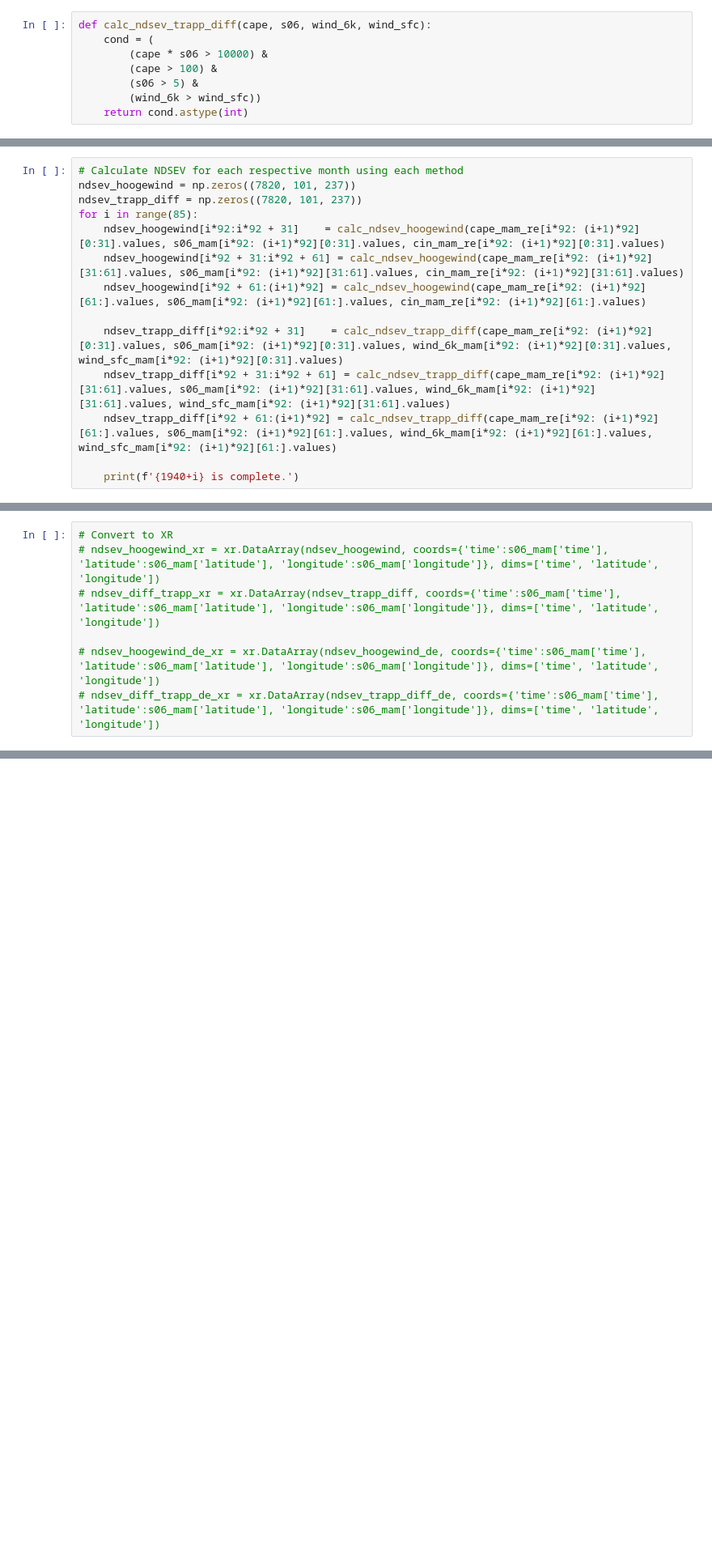
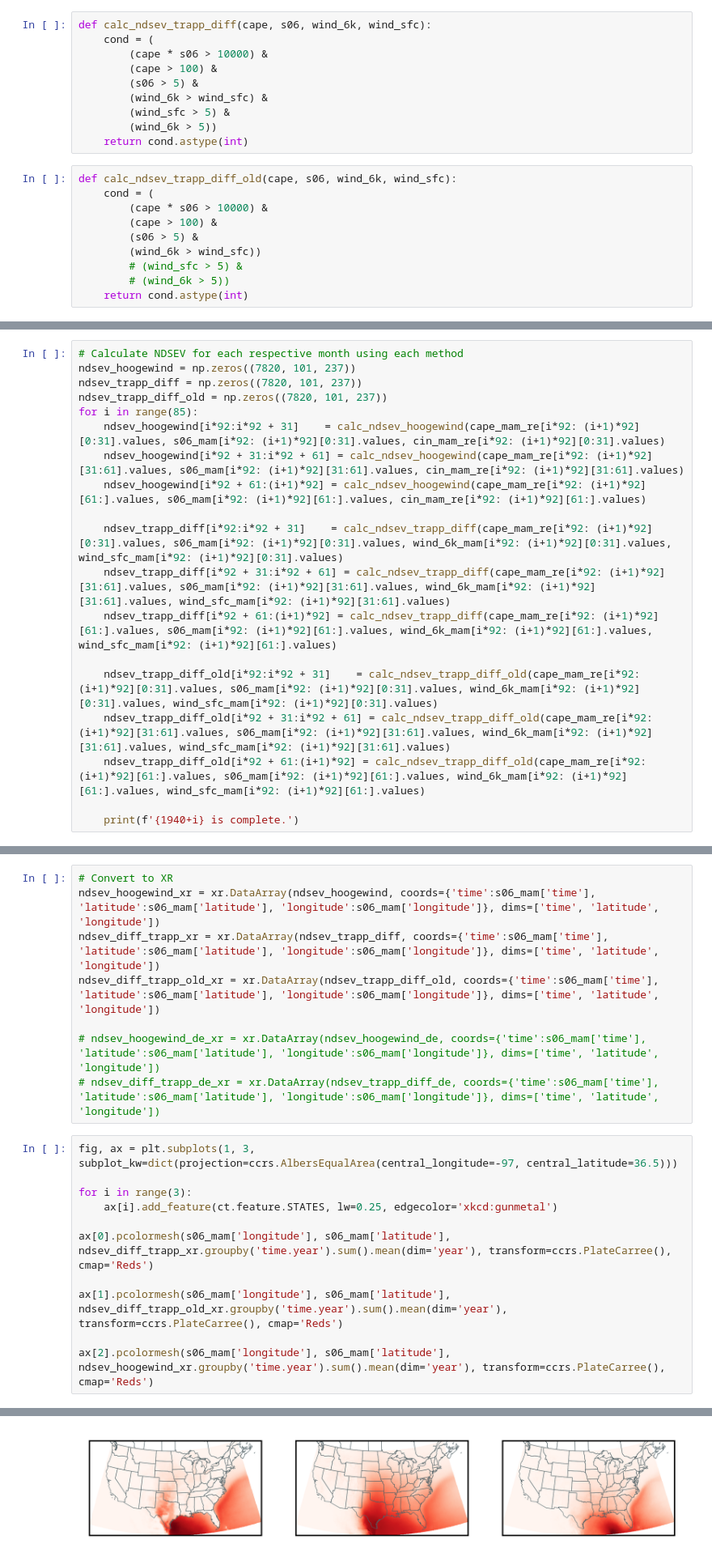
Before and after one commit to ivyglade/PDO_HCW, a Jupyter notebook: ndsev_testing.ipynb, the cells around one changed output, grey strips where cells are left out. Shown at 81% size. Drawn from its saved outputs; the diff is of its cells as text; blank space fills up the shorter version.

Commit message:
Figure updates

```diff
--- a/ndsev_testing.ipynb
+++ b/ndsev_testing.ipynb
@@ -89,8 +89,20 @@ def calc_ndsev_trapp_diff(cape, s06, wind_6k, wind_sfc):
         (cape * s06 > 10000) &
         (cape > 100) &
         (s06 > 5) &
-        (wind_6k > wind_sfc))
+        (wind_6k > wind_sfc) &
+        (wind_sfc > 5) &
+        (wind_6k > 5))
     return cond.astype(int)
+# %%
+def calc_ndsev_trapp_diff_old(cape, s06, wind_6k, wind_sfc):
+    cond = (
+        (cape * s06 > 10000) &
+        (cape > 100) &
+        (s06 > 5) &
+        (wind_6k > wind_sfc))
+        # (wind_sfc > 5) &
+        # (wind_6k > 5))
+    return cond.astype(int)
 # %%
 # Only want MAM
 cape_mam = cape.isel(date=slice(0, 92)).load()
@@ -201,6 +227,7 @@ plt.subplots_adjust(left=0,
 # Calculate NDSEV for each respective month using each method
 ndsev_hoogewind = np.zeros((7820, 101, 237))
 ndsev_trapp_diff = np.zeros((7820, 101, 237))
+ndsev_trapp_diff_old = np.zeros((7820, 101, 237))
 for i in range(85):
     ndsev_hoogewind[i*92:i*92 + 31]    = calc_ndsev_hoogewind(cape_mam_re[i*92: (i+1)*92][0:31].values, s06_mam[i*92: (i+1)*92][0:31].values, cin_mam_re[i*92: (i+1)*92][0:31].values)
     ndsev_hoogewind[i*92 + 31:i*92 + 61] = calc_ndsev_hoogewind(cape_mam_re[i*92: (i+1)*92][31:61].values, s06_mam[i*92: (i+1)*92][31:61].values, cin_mam_re[i*92: (i+1)*92][31:61].values)
@@ -210,4 +237,8 @@ for i in range(85):
     ndsev_trapp_diff[i*92 + 31:i*92 + 61] = calc_ndsev_trapp_diff(cape_mam_re[i*92: (i+1)*92][31:61].values, s06_mam[i*92: (i+1)*92][31:61].values, wind_6k_mam[i*92: (i+1)*92][31:61].values, wind_sfc_mam[i*92: (i+1)*92][31:61].values)
     ndsev_trapp_diff[i*92 + 61:(i+1)*92] = calc_ndsev_trapp_diff(cape_mam_re[i*92: (i+1)*92][61:].values, s06_mam[i*92: (i+1)*92][61:].values, wind_6k_mam[i*92: (i+1)*92][61:].values, wind_sfc_mam[i*92: (i+1)*92][61:].values)
 
+    ndsev_trapp_diff_old[i*92:i*92 + 31]    = calc_ndsev_trapp_diff_old(cape_mam_re[i*92: (i+1)*92][0:31].values, s06_mam[i*92: (i+1)*92][0:31].values, wind_6k_mam[i*92: (i+1)*92][0:31].values, wind_sfc_mam[i*92: (i+1)*92][0:31].values)
+    ndsev_trapp_diff_old[i*92 + 31:i*92 + 61] = calc_ndsev_trapp_diff_old(cape_mam_re[i*92: (i+1)*92][31:61].values, s06_mam[i*92: (i+1)*92][31:61].values, wind_6k_mam[i*92: (i+1)*92][31:61].values, wind_sfc_mam[i*92: (i+1)*92][31:61].values)
+    ndsev_trapp_diff_old[i*92 + 61:(i+1)*92] = calc_ndsev_trapp_diff_old(cape_mam_re[i*92: (i+1)*92][61:].values, s06_mam[i*92: (i+1)*92][61:].values, wind_6k_mam[i*92: (i+1)*92][61:].values, wind_sfc_mam[i*92: (i+1)*92][61:].values)
+
     print(f'{1940+i} is complete.')
@@ -227,8 +276,21 @@ for i in range(85):
     print(f'{1940+i} is complete.')
 # %%
 # Convert to XR
-# ndsev_hoogewind_xr = xr.DataArray(ndsev_hoogewind, coords={'time':s06_mam['time'], 'latitude':s06_mam['latitude'], 'longitude':s06_mam['longitude']}, dims=['time', 'latitude', 'longitude'])
-# ndsev_diff_trapp_xr = xr.DataArray(ndsev_trapp_diff, coords={'time':s06_mam['time'], 'latitude':s06_mam['latitude'], 'longitude':s06_mam['longitude']}, dims=['time', 'latitude', 'longitude'])
+ndsev_hoogewind_xr = xr.DataArray(ndsev_hoogewind, coords={'time':s06_mam['time'], 'latitude':s06_mam['latitude'], 'longitude':s06_mam['longitude']}, dims=['time', 'latitude', 'longitude'])
+ndsev_diff_trapp_xr = xr.DataArray(ndsev_trapp_diff, coords={'time':s06_mam['time'], 'latitude':s06_mam['latitude'], 'longitude':s06_mam['longitude']}, dims=['time', 'latitude', 'longitude'])
+ndsev_diff_trapp_old_xr = xr.DataArray(ndsev_trapp_diff_old, coords={'time':s06_mam['time'], 'latitude':s06_mam['latitude'], 'longitude':s06_mam['longitude']}, dims=['time', 'latitude', 'longitude'])
 
 # ndsev_hoogewind_de_xr = xr.DataArray(ndsev_hoogewind_de, coords={'time':s06_mam['time'], 'latitude':s06_mam['latitude'], 'longitude':s06_mam['longitude']}, dims=['time', 'latitude', 'longitude'])
 # ndsev_diff_trapp_de_xr = xr.DataArray(ndsev_trapp_diff_de, coords={'time':s06_mam['time'], 'latitude':s06_mam['latitude'], 'longitude':s06_mam['longitude']}, dims=['time', 'latitude', 'longitude'])
+# %%
+fig, ax = plt.subplots(1, 3, subplot_kw=dict(projection=ccrs.AlbersEqualArea(central_longitude=-97, central_latitude=36.5)))
+
+for i in range(3):
+    ax[i].add_feature(ct.feature.STATES, lw=0.25, edgecolor='xkcd:gunmetal')
+
+ax[0].pcolormesh(s06_mam['longitude'], s06_mam['latitude'], ndsev_diff_trapp_xr.groupby('time.year').sum().mean(dim='year'), transform=ccrs.PlateCarree(), cmap='Reds')
+
+ax[1].pcolormesh(s06_mam['longitude'], s06_mam['latitude'], ndsev_diff_trapp_old_xr.groupby('time.year').sum().mean(dim='year'), transform=ccrs.PlateCarree(), cmap='Reds')
+
+ax[2].pcolormesh(s06_mam['longitude'], s06_mam['latitude'], ndsev_hoogewind_xr.groupby('time.year').sum().mean(dim='year'), transform=ccrs.PlateCarree(), cmap='Reds')
+# %% [output]
@@ -235,3 +298,4 @@ for i in range(85):
+[figure, added]
 # %%
 # Save as a netcdf
 # ndsev_hoogewind_xr.to_netcdf('/hurrell-scratch2/ivyglade/pdo/ndsev/hoogewind_ndsev_mam_1940-2024.nc')
```
Also changed, not shown: parts of 6 cells of this notebook, 8 other files.
